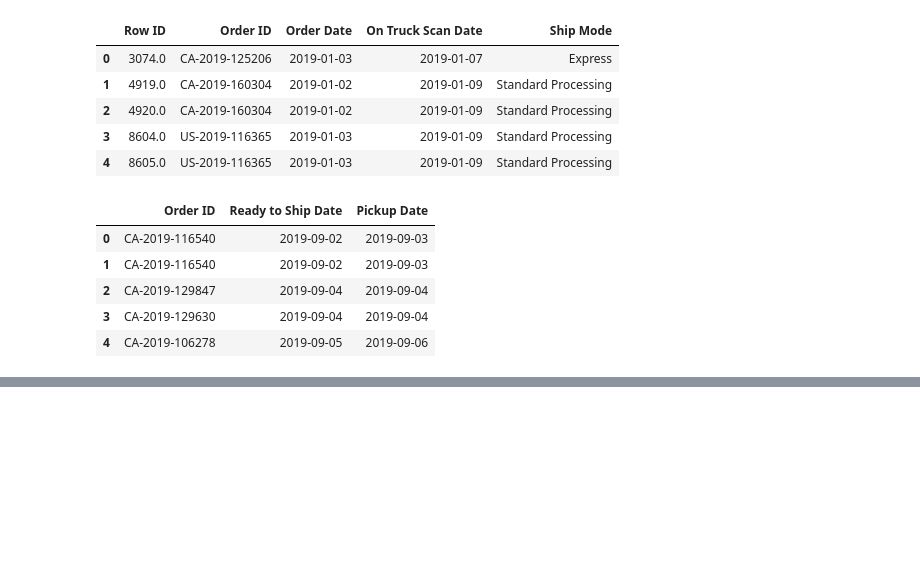
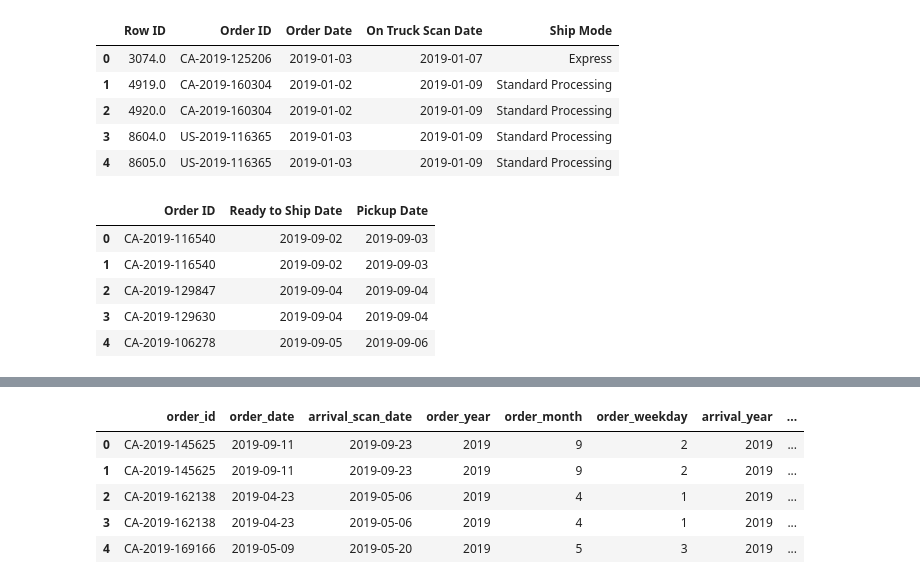
Before and after one commit to linapg/analysis_order_process_muesli_company, a Jupyter notebook: muesli_project.ipynb, the cells around one changed output, grey strips where cells are left out. Cells and saved outputs as stored; diff of their text form; code cells hidden in the pictures; blank space fills up the shorter version.

```diff
--- a/muesli_project.ipynb
+++ b/muesli_project.ipynb
@@ -69,0 +122,9 @@ ready_pickup.head()
+# %%
+df1.head()
+# %% [output]
+|  | order_id | order_date | arrival_scan_date | order_year | order_month | order_weekday | arrival_year | ... |
+| 0 | CA-2019-145625 | 2019-09-11 | 2019-09-23 | 2019 | 9 | 2 | 2019 | ... |
+| 1 | CA-2019-145625 | 2019-09-11 | 2019-09-23 | 2019 | 9 | 2 | 2019 | ... |
+| 2 | CA-2019-162138 | 2019-04-23 | 2019-05-06 | 2019 | 4 | 1 | 2019 | ... |
+| 3 | CA-2019-162138 | 2019-04-23 | 2019-05-06 | 2019 | 4 | 1 | 2019 | ... |
+| 4 | CA-2019-169166 | 2019-05-09 | 2019-05-20 | 2019 | 5 | 3 | 2019 | ... |
```
Also changed, not shown: parts of 8 cells of this notebook.
